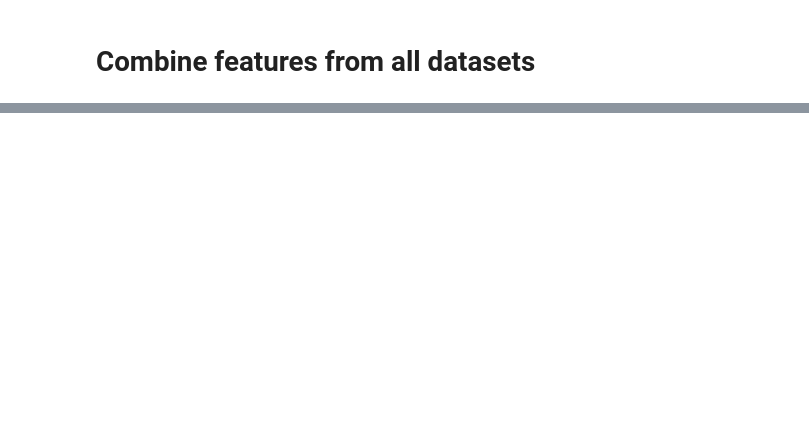
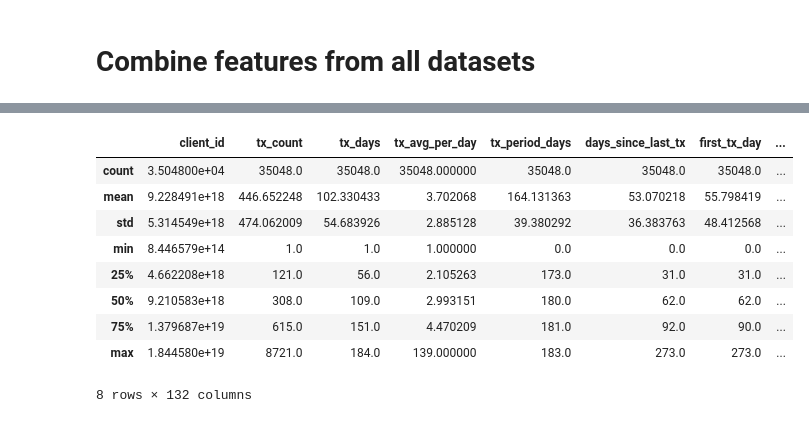
Before and after one commit to danproshyn/ff_internship, a Jupyter notebook: feature_engineering.ipynb, the cells around one changed output, grey strips where cells are left out. Drawn from its saved outputs; the diff is of its cells as text; code cells hidden in the pictures; blank space fills up the shorter version.

Commit message:
feat: replace nullable values after feature engineering

```diff
--- a/feature_engineering.ipynb
+++ b/feature_engineering.ipynb
@@ -161,7 +179,8 @@ activities_agg_dates = activities_agg_dates.drop(columns=['first_activity_date',
 # %%
 # Numerical variables
 
-num_cols = ['float_c11', 'float_c12', 'float_c14']
+# num_cols = ['float_c11', 'float_c12', 'float_c14']
+num_cols = ['float_c11', 'float_c12', 'float_c13', 'float_c14', 'float_c15', 'float_c16', 'float_c17']
 
 activity_agg_nums = activities.groupby('client_id')[num_cols].agg(['mean', 'std', 'min', 'max', 'sum'])
 activity_agg_nums.columns = ['activity_' + '_'.join(col) for col in activity_agg_nums.columns]
@@ -171,3 +190,4 @@ activity_agg_nums = activity_agg_nums.reset_index()
 std_cols = [c for c in activity_agg_nums.columns if c.endswith('_std')]
 activity_agg_nums['has_single_activity'] = activity_agg_nums[std_cols].isna().any(axis=1).astype('int8')
 activity_agg_nums[std_cols] = activity_agg_nums[std_cols].fillna(0.0)
+activity_agg_nums.info()
@@ -322,0 +590,23 @@ client_features = (
+# %%
+# Postprocess client features
+from utils import fill_feature_nan_values
+
+# Fill NULL-values and create a new column to indicate this
+for sub_features, new_missing_col in zip([tx_features, activity_features, comms_features], ('tx_is_missing', 'activity_is_missing', 'comm_is_missing')):
+    sub_features = sub_features.drop(columns=['client_id'])
+    sub_features_cols = sub_features.columns
+    if client_features[client_features[sub_features_cols].isna().all(axis=1)].empty:
+        continue
+
+    # for col in sub_features.columns:
+    #     val_to_fill = client_features[col].median
+    #     client_features = fill_feature_nan_values(client_features, col, val_to_fill)
+    #
+    # client_features[new_missing_col] = 0
+    # client_features[new_missing_col] = client_features[new_missing_col].astype('int8')
+    # client_features.loc[rows_with_nulls.index, new_missing_col] = 1
+
+    sub_features_medians = [client_features[col].median() for col in sub_features_cols]
+    client_features = fill_feature_nan_values(client_features, sub_features_cols, sub_features_medians, new_missing_col)
+
+client_features.info(verbose=True, show_counts=True)
@@ -325,13 +633,15 @@ client_features = (
 client_features = client_features.astype({col: 'float32' for col in client_features.select_dtypes(include=['float64']).columns})
 
 # Downcast int64 to int32
-for col in client_features.select_dtypes(include=['int64']).columns:
-    min_val = client_features[col].min()
-    max_val = client_features[col].max()
-    if (min_val >= np.iinfo(np.int32).min) and (max_val <= np.iinfo(np.int32).max):
-        client_features = client_features.astype({col: 'int32'})
-    else:
-        print(f'Column {col} exceeds int32 range')
+for int64_dtype, int32_dtype in zip(['int64', 'Int64'], ['int32', 'Int32']):
+    int64_cols = [col for col in client_features.columns if client_features[col].dtype.name == int64_dtype]
+    for col in int64_cols:
+        min_val = client_features[col].min()
+        max_val = client_features[col].max()
+        if (min_val >= np.iinfo(np.int32).min) and (max_val <= np.iinfo(np.int32).max):
+            client_features = client_features.astype({col: int32_dtype})
+        else:
+            print(f'Column {col} exceeds int32 range')
 # %%
 client_features.info(verbose=True, show_counts=True)
 # %% [output]
@@ -355 +665,14 @@ memory usage: 14.1 MB
+# %%
+client_features.describe()
+# %% [output]
+|  | client_id | tx_count | tx_days | tx_avg_per_day | tx_period_days | days_since_last_tx | first_tx_day | ... |
+| count | 3.504800e+04 | 35048.0 | 35048.0 | 35048.000000 | 35048.0 | 35048.0 | 35048.0 | ... |
+| mean | 9.228491e+18 | 446.652248 | 102.330433 | 3.702068 | 164.131363 | 53.070218 | 55.798419 | ... |
+| std | 5.314549e+18 | 474.062009 | 54.683926 | 2.885128 | 39.380292 | 36.383763 | 48.412568 | ... |
+| min | 8.446579e+14 | 1.0 | 1.0 | 1.000000 | 0.0 | 0.0 | 0.0 | ... |
+| 25% | 4.662208e+18 | 121.0 | 56.0 | 2.105263 | 173.0 | 31.0 | 31.0 | ... |
+| 50% | 9.210583e+18 | 308.0 | 109.0 | 2.993151 | 180.0 | 62.0 | 62.0 | ... |
+| 75% | 1.379687e+19 | 615.0 | 151.0 | 4.470209 | 181.0 | 92.0 | 90.0 | ... |
+| max | 1.844580e+19 | 8721.0 | 184.0 | 139.000000 | 183.0 | 273.0 | 273.0 | ... |
+8 rows × 132 columns
 # %%
```
Also changed, not shown: parts of 23 cells of this notebook, 8 other files.
